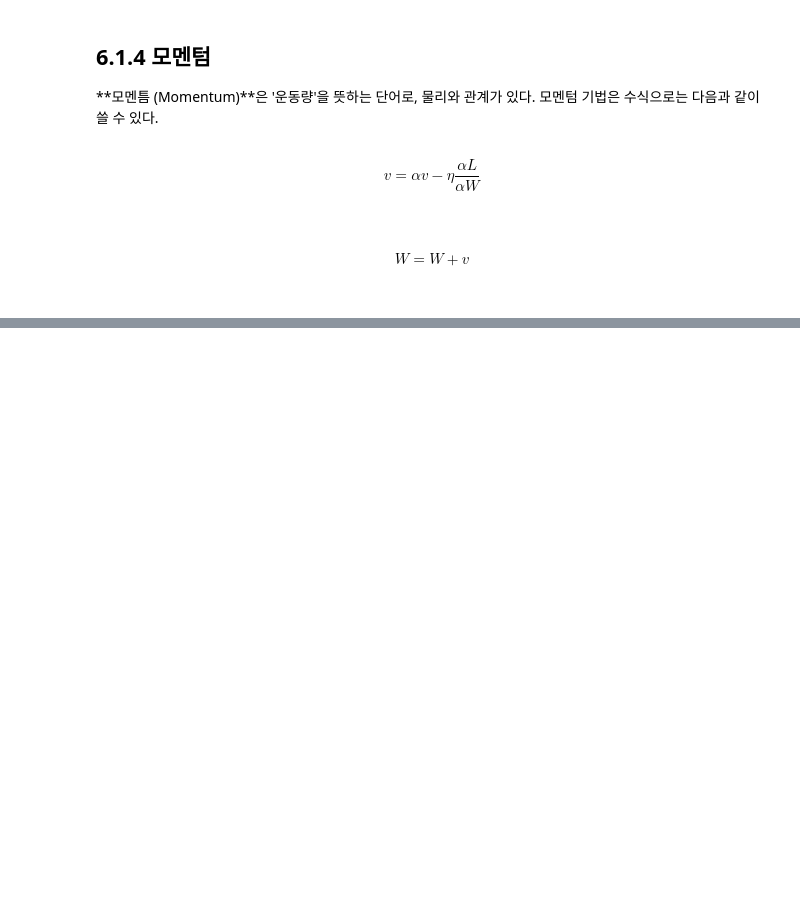
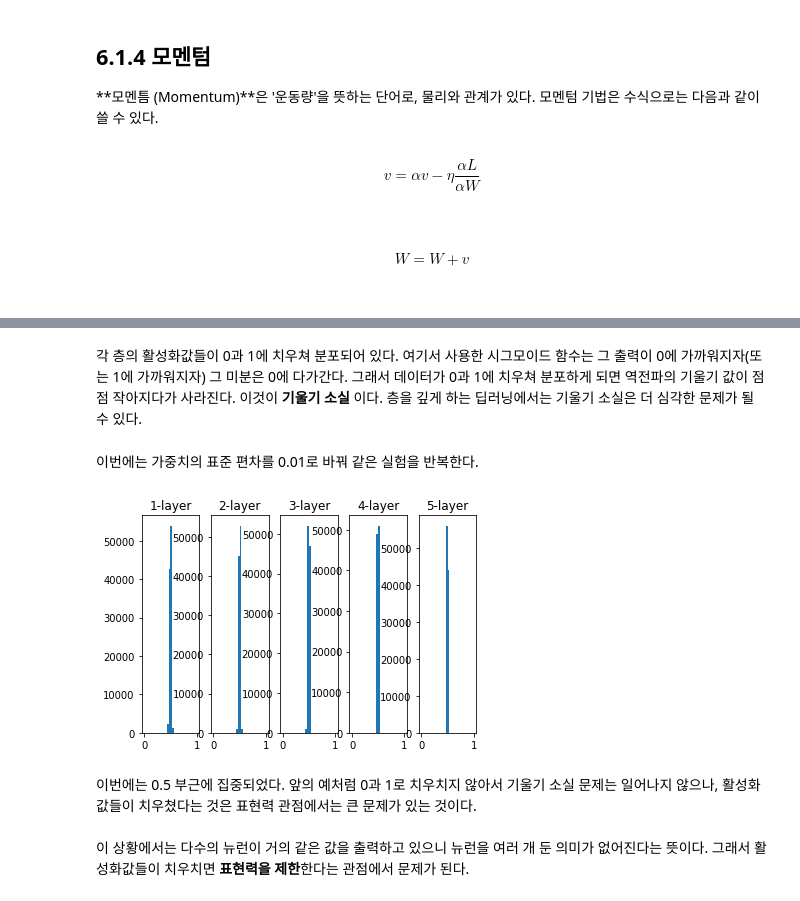
Before and after one commit to eunsour/Deep-Learning-from-Scratch, a Jupyter notebook: Chapter 06/Ch6_Learning-related skills.ipynb, the cells around one changed output, grey strips where cells are left out. Drawn from its saved outputs; the diff is of its cells as text; code cells hidden in the pictures; blank space fills up the shorter version.

```diff
--- a/Chapter 06/Ch6_Learning-related skills.ipynb
+++ b/Chapter 06/Ch6_Learning-related skills.ipynb
@@ -35,0 +170,26 @@ $$ W = W + v $$<br>
+# %% [markdown]
+각 층의 활성화값들이 0과 1에 치우쳐 분포되어 있다. 여기서 사용한 시그모이드 함수는 그 출력이 0에 가까워지자(또는 1에 가까워지자) 그 미분은 0에 다가간다. 그래서 데이터가 0과 1에 치우쳐 분포하게 되면 역전파의 기울기 값이 점점 작아지다가 사라진다. 이것이 **기울기 소실** 이다. 층을 깊게 하는 딥러닝에서는 기울기 소실은 더 심각한 문제가 될 수 있다.
+# %% [markdown]
+이번에는 가중치의 표준 편차를 0.01로 바꿔 같은 실험을 반복한다.
+# %%
+for i in range(hidden_layer_size):
+    if i != 0:
+        x = activations[i - 1]
+
+    #w = np.random.randn(node_num, node_num) * 1
+    w = np.random.randn(node_num, node_num) * 0.01
+    a = np.dot(x, w)
+    z = sigmoid(a)
+    activations[i] = z
+# %%
+for i, a in activations.items():
+    plt.subplot(1, len(activations), i + 1)
+    plt.title(str(i + 1) + "-layer")
+    plt.hist(a.flatten(), 30, range=(0, 1))
+
+plt.show()
+# %% [output]
+[figure, added]
+# %% [markdown]
+이번에는 0.5 부근에 집중되었다. 앞의 예처럼 0과 1로 치우치지 않아서 기울기 소실 문제는 일어나지 않으나, 활성화값들이 치우쳤다는 것은 표현력 관점에서는 큰 문제가 있는 것이다.<br><br>
+이 상황에서는 다수의 뉴런이 거의 같은 값을 출력하고 있으니 뉴런을 여러 개 둔 의미가 없어진다는 뜻이다. 그래서 활성화값들이 치우치면 **표현력을 제한**한다는 관점에서 문제가 된다.
```
Also changed, not shown: parts of 28 cells of this notebook.
